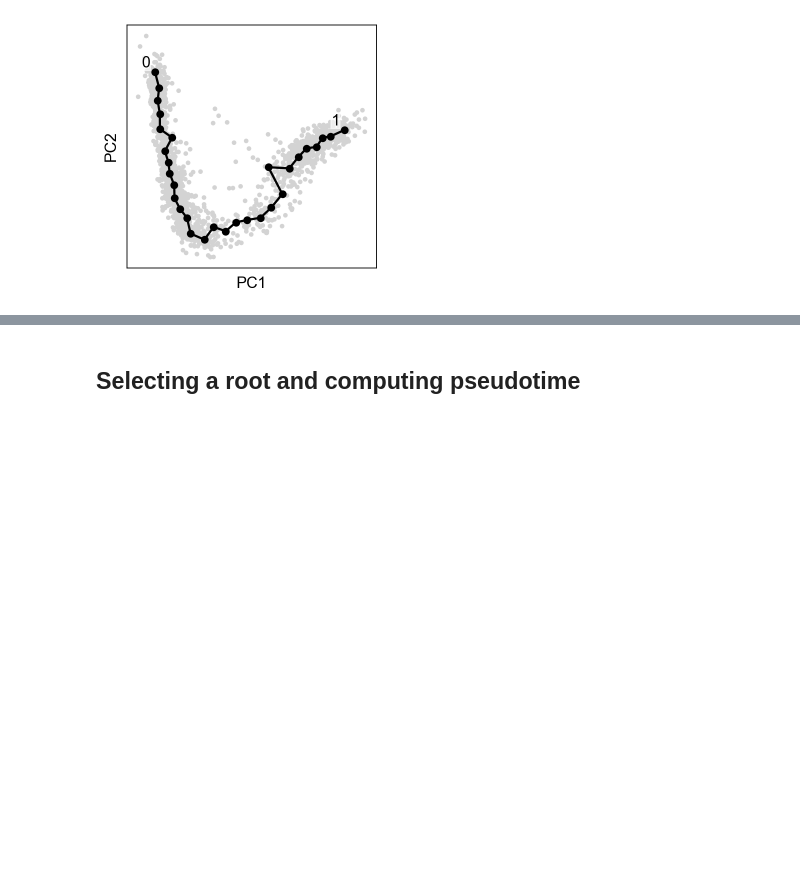
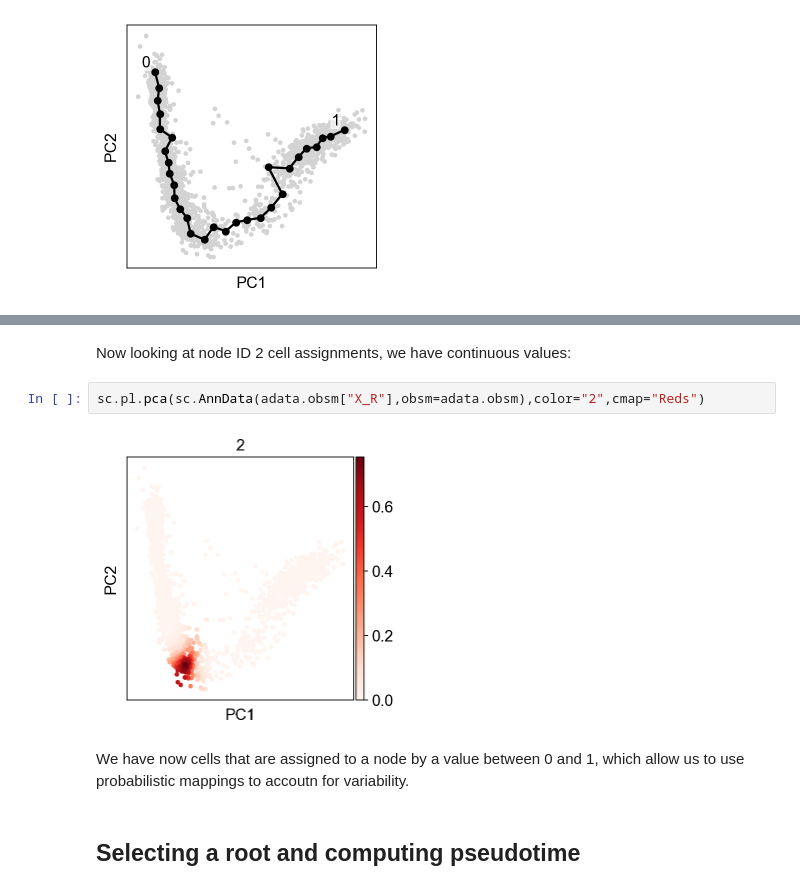
Before and after one commit to LouisFaure/scFates_notebooks, a Jupyter notebook: Basic_Curved_trajectory_analysis.ipynb, the cells around one changed output, grey strips where cells are left out. Cells and saved outputs as stored; diff of their text form; blank space fills up the shorter version.

```diff
--- a/Basic_Curved_trajectory_analysis.ipynb
+++ b/Basic_Curved_trajectory_analysis.ipynb
@@ -90,3 +116,11 @@ scf.pl.graph(adata,basis="pca")
+# %% [markdown]
+Now looking at node ID 2 cell assignments, we have continuous values:
+# %%
+sc.pl.pca(sc.AnnData(adata.obsm["X_R"],obsm=adata.obsm),color="2",cmap="Reds")
+# %% [output]
+[figure, added]
+# %% [markdown]
+We have now cells that are assigned to a node by a value between 0 and 1, which allow us to use probabilistic mappings to accoutn for variability.
 # %% [markdown]
 ## Selecting a root and computing pseudotime
 # %% [markdown]
```
Also changed, not shown: parts of 20 cells of this notebook.
